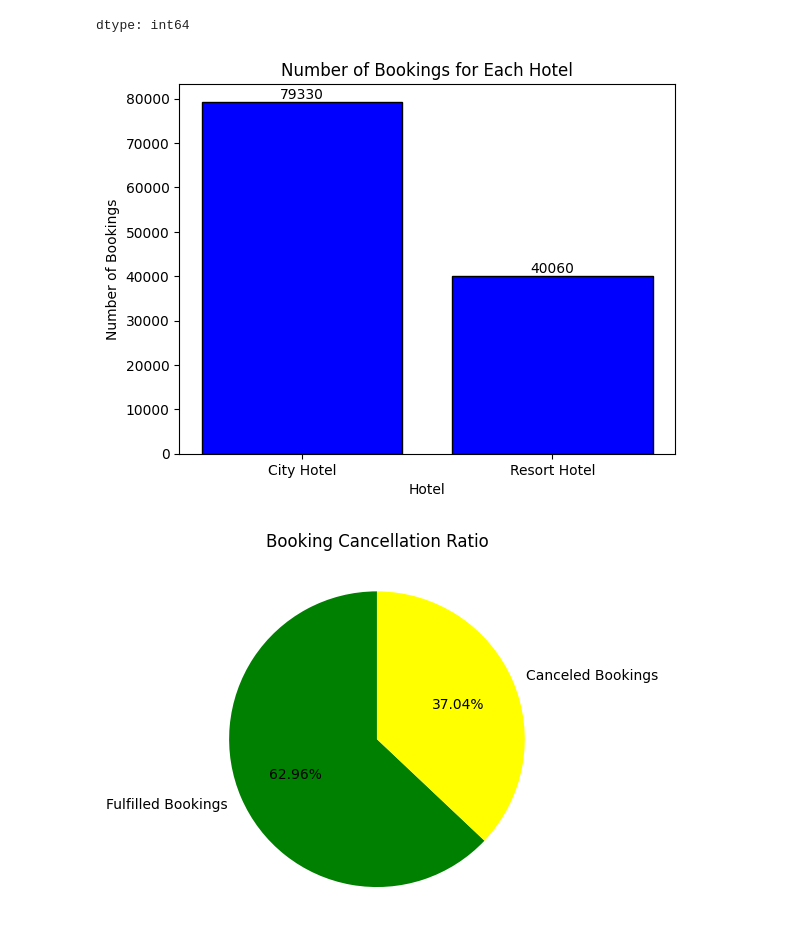
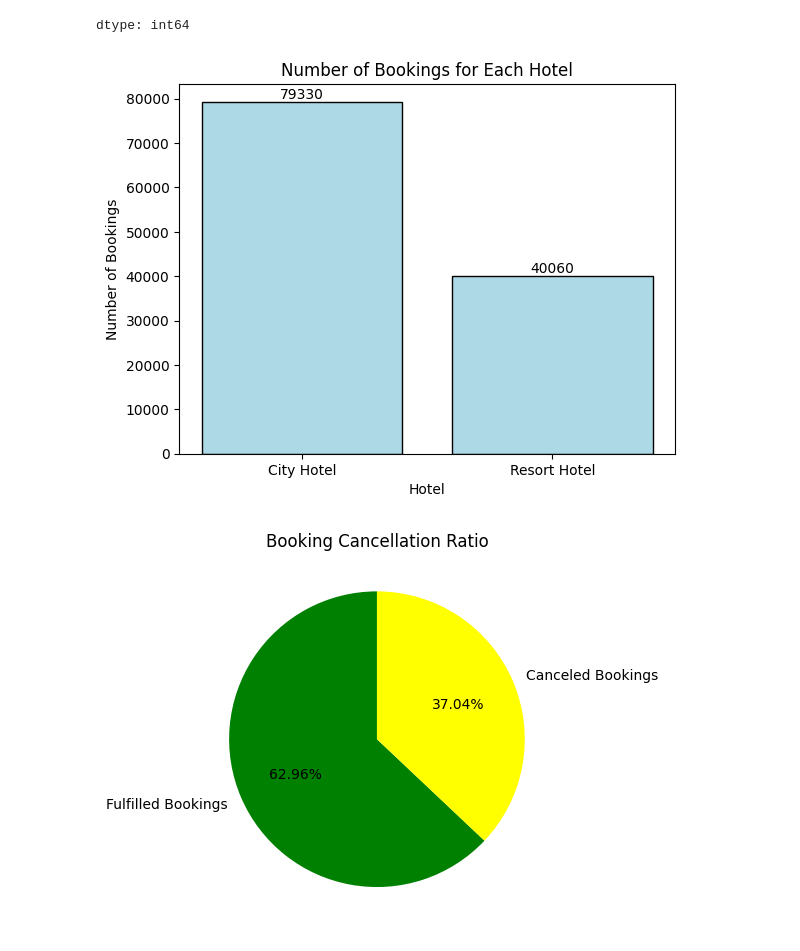
Before and after one commit to Piyush-D24/Data_Visualization_Project, a Jupyter notebook: Hotel_Booking.ipynb, the cells around one changed output. Saved outputs shown, nothing was run; the diff lists cells and outputs as text; code cells hidden in the pictures.

Commit message:
added completed notebook visualisations file

```diff
--- a/Hotel_Booking.ipynb
+++ b/Hotel_Booking.ipynb
@@ -73,3 +75,7 @@ dtype: int64
+# %%
+df['country'] = df['country'].fillna('Unknown')
+df['children'] = df['children'].fillna(df['children'].median())
+df = df.drop(['company', 'email', 'phone-number', 'credit_card', 'agent', 'name'], axis=1)
 # %% [markdown]
 # Basic Counting/Proportions related graphs
 # %%
@@ -83,15 +89,15 @@ dtype: int64
 # %%
 hotel_wise_bookings = df['hotel'].value_counts()
 x = hotel_wise_bookings.index
 y = hotel_wise_bookings.values
-plt.bar(x, y, color='blue', edgecolor='black')
+plt.bar(x, y, color='lightblue', edgecolor='black')
 plt.xlabel('Hotel')
 plt.ylabel('Number of Bookings')
 plt.title('Number of Bookings for Each Hotel')
 plt.bar_label(plt.gca().containers[0])
 plt.show()
 # %% [output]
-[figure, old version]
+[figure, new version]
 # %%
 cancel = df['is_canceled'].value_counts()
 cancel.index = cancel.index.map({0: 'Fulfilled Bookings', 1: 'Canceled Bookings'})
```
Also changed, not shown: parts of 34 cells of this notebook.
